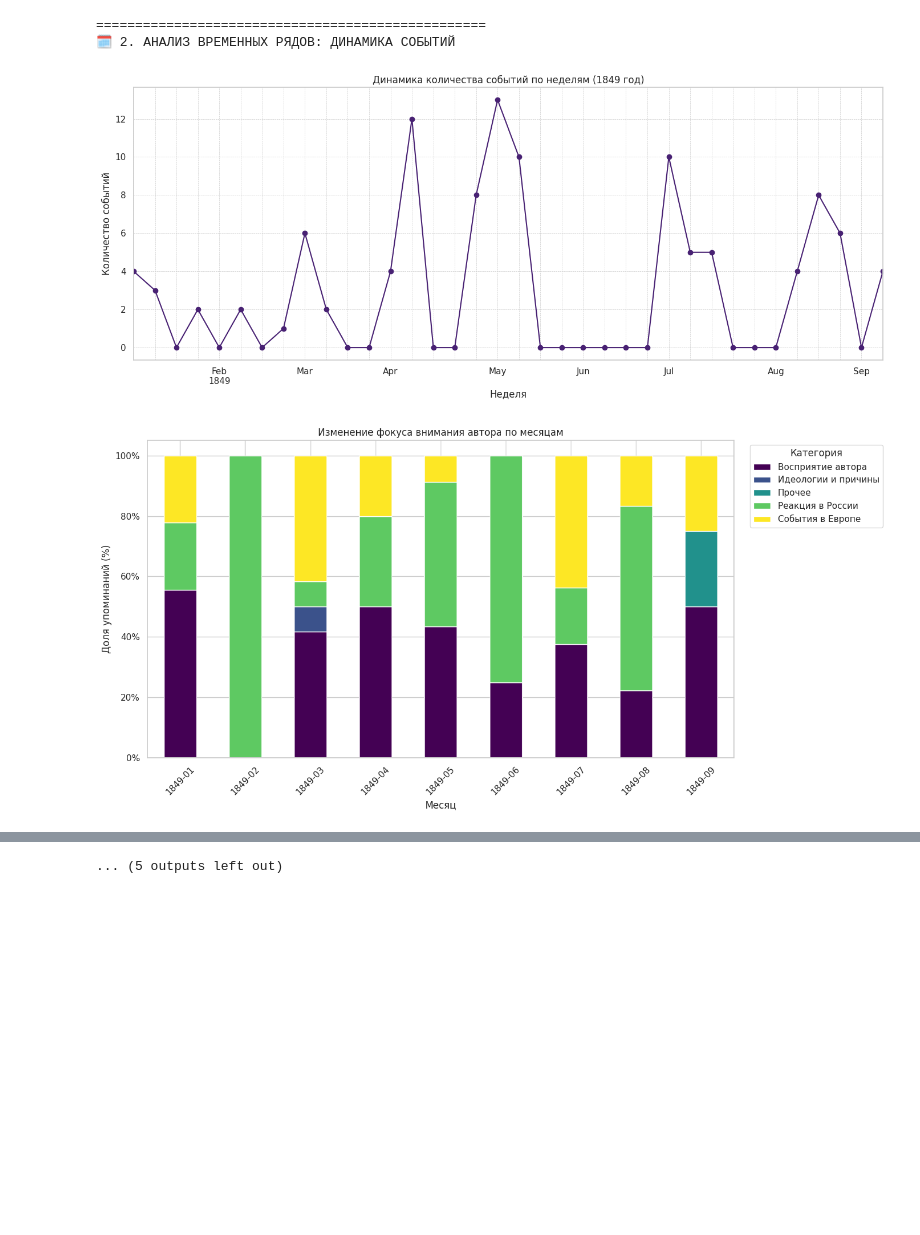
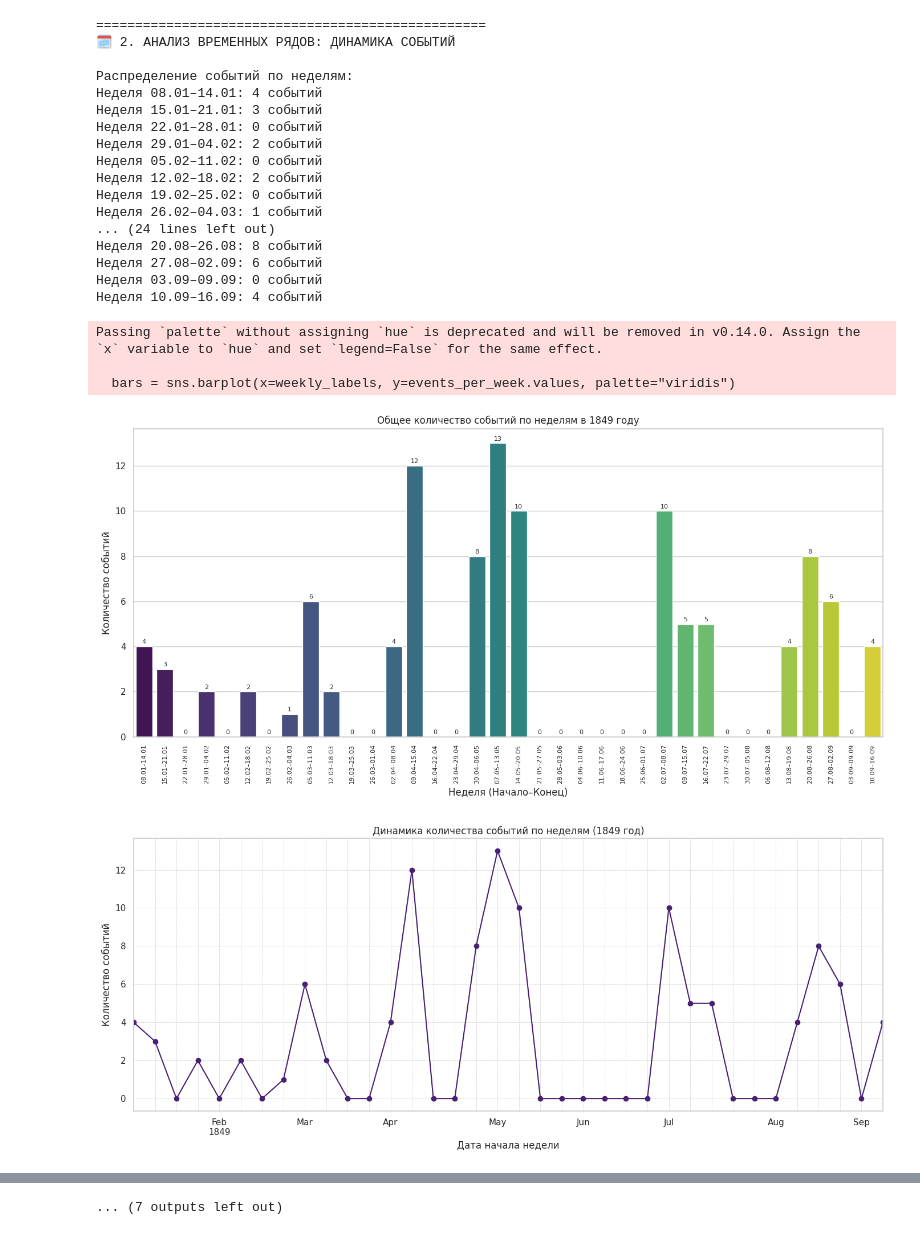
Before and after one commit to alexeyvkuznetsov/diary_event_extraction, a Jupyter notebook: diary_analysis.ipynb, the cells around one changed output, grey strips where cells are left out. Saved outputs shown, nothing was run; the diff lists cells and outputs as text; code cells hidden in the pictures; blank space fills up the shorter version.

```diff
--- a/diary_analysis.ipynb
+++ b/diary_analysis.ipynb
@@ -86,19 +86,58 @@ if not df.empty:
     print("\n" + "="*50)
     print("🗓️ 2. АНАЛИЗ ВРЕМЕННЫХ РЯДОВ: ДИНАМИКА СОБЫТИЙ")
 
-    # Группируем данные по неделям
+    # --- Группируем данные по неделям (один раз для обоих графиков) ---
+    # W-Mon означает, что неделя начинается с понедельника
     events_per_week = df.resample('W-Mon', on='source_date').size()
 
+    # --- START: ОБНОВЛЕННЫЙ БЛОК - СТОЛБЧАТАЯ ДИАГРАММА ПО НЕДЕЛЯМ ---
+
+    # Форматируем названия недель для оси X
+    weekly_labels = []
+    for week_start_date in events_per_week.index:
+        week_end_date = week_start_date + pd.Timedelta(days=6)
+        # Форматируем дату в DD.MM
+        start_str = week_start_date.strftime('%d.%m')
+        end_str = week_end_date.strftime('%d.%m')
+        weekly_labels.append(f"{start_str}–{end_str}")
+
+    print("\nРаспределение событий по неделям:")
+    # Выводим данные для наглядности
+    for label, count in zip(weekly_labels, events_per_week.values):
+        print(f"Неделя {label}: {count} событий")
+
+    # Строим столбчатую диаграмму
+    plt.figure(figsize=(14, 7))
+    bars = sns.barplot(x=weekly_labels, y=events_per_week.values, palette="viridis")
+    plt.title('Общее количество событий по неделям в 1849 году')
+    plt.ylabel('Количество событий')
+    plt.xlabel('Неделя (Начало–Конец)')
+    plt.xticks(rotation=90, fontsize=8) # Поворачиваем метки на 90 градусов для читаемости
+
+    # Добавляем подписи со значениями над каждым столбцом
+    for bar in bars.patches:
+        bars.annotate(format(bar.get_height(), '.0f'),
+                      (bar.get_x() + bar.get_width() / 2, bar.get_height()),
+                      ha='center', va='bottom',
+                      size=8, xytext=(0, 2),
+                      textcoords='offset points')
+
+    plt.tight_layout()
+    plt.show()
+
+    # --- END: ОБНОВЛЕННЫЙ БЛОК ---
+
+    # Линейный график (используем те же данные, что и для столбчатой диаграммы)
     plt.figure(figsize=(14, 6))
     events_per_week.plot(kind='line', marker='o', linestyle='-')
     plt.title('Динамика количества событий по неделям (1849 год)')
     plt.ylabel('Количество событий')
-    plt.xlabel('Неделя')
+    plt.xlabel('Дата начала недели')
     plt.grid(True, which='both', linestyle='--', linewidth=0.5)
     plt.tight_layout()
     plt.show()
 
-    # Анализ фокуса внимания автора по месяцам
+    # Анализ фокуса внимания автора по месяцам (остается без изменений)
     monthly_focus = df.groupby('month')['category_name'].value_counts(normalize=True).unstack().fillna(0)
 
     ax = monthly_focus.plot(kind='bar', stacked=True, figsize=(14, 7), colormap='viridis')
@@ -149,7 +188,7 @@ if not df.empty:
     source_type_counts = df['information_source_type'].value_counts()
 
     plt.figure(figsize=(8, 8))
-    plt.pie(source_type_counts, labels=source_type_counts.index, autopct='%1.1f%%', startangle=140, colors=sns.color_palette("viridis", len(source_type_counts)))
+    plt.pie(source_type_counts, labels=source_type_counts.index, autopct='%1.1f%%', startangle=140, colors=sns.color_palette("pastel", len(source_type_counts)))
     plt.title('Распределение событий по типу источника информации')
     plt.ylabel('')
     plt.show()
@@ -245,32 +284,50 @@ if not df.empty:
 
     3.  **Влияние источников:** Тепловая карта показывает сильную связь между типом источника и реакцией. "Официальные источники (газеты)" часто порождают записи с "Поддержкой действий властей", в то время как "Слухи" и "Личные наблюдения" связаны с более широким спектром реакций, включая тревогу и размышления о будущем.
 
     4.  **Эмоциональный ландшафт:** Хронология эмоций выявляет преобладание консервативных и патриотических настроений (поддержка монархии, антипольские выпады), но также показывает моменты личной тревоги, страха перед будущим и рефлексии о собственной судьбе в контексте глобальных потрясений.
 
     5.  **Ключевые темы:** Облако слов подтверждает, что центральными темами для автора в 1849 году были "война", "Венгрия", "поляки", "цензура" и "образование". Это позволяет объективно оценить его приоритеты и круг интересов.
     """)
 # %% [output]
 ✅ Файл 'revolution_events.json' успешно загружен.
 ✅ Данные преобразованы в DataFrame. Загружено 109 событий.
 --------------------------------------------------
 📊 1. ОБЩАЯ СТАТИСТИКА И ОБЗОР ДАННЫХ
 
 Общее количество записей: 109
 Временной диапазон дневника: с 07 January 1849 по 09 September 1849
 
 Распределение событий по категориям:
 category_name
 Восприятие автора      43
 Реакция в России       40
 События в Европе       24
 Идеологии и причины     1
 Прочее                  1
 Name: count, dtype: int64
 Passing `palette` without assigning `hue` is deprecated and will be removed in v0.14.0. Assign the `x` variable to `hue` and set `legend=False` for the same effect.
 
   sns.barplot(x=category_counts.index, y=category_counts.values, palette="viridis")
 [figure]
 ==================================================
 🗓️ 2. АНАЛИЗ ВРЕМЕННЫХ РЯДОВ: ДИНАМИКА СОБЫТИЙ
+
+Распределение событий по неделям:
+Неделя 08.01–14.01: 4 событий
+Неделя 15.01–21.01: 3 событий
+Неделя 22.01–28.01: 0 событий
+Неделя 29.01–04.02: 2 событий
+Неделя 05.02–11.02: 0 событий
+Неделя 12.02–18.02: 2 событий
+Неделя 19.02–25.02: 0 событий
+Неделя 26.02–04.03: 1 событий
+... (24 lines left out)
+Неделя 20.08–26.08: 8 событий
+Неделя 27.08–02.09: 6 событий
+Неделя 03.09–09.09: 0 событий
+Неделя 10.09–16.09: 4 событий
+Passing `palette` without assigning `hue` is deprecated and will be removed in v0.14.0. Assign the `x` variable to `hue` and set `legend=False` for the same effect.
+
+  bars = sns.barplot(x=weekly_labels, y=events_per_week.values, palette="viridis")
-[figure, old version]
+[figure, new version]
-[figure, old version]
+[figure, new version]
@@ -330 +370 @@ information_source_type
-... (5 outputs left out)
+... (7 outputs left out)
```
Also changed, not shown: parts of 1 cell of this notebook.
